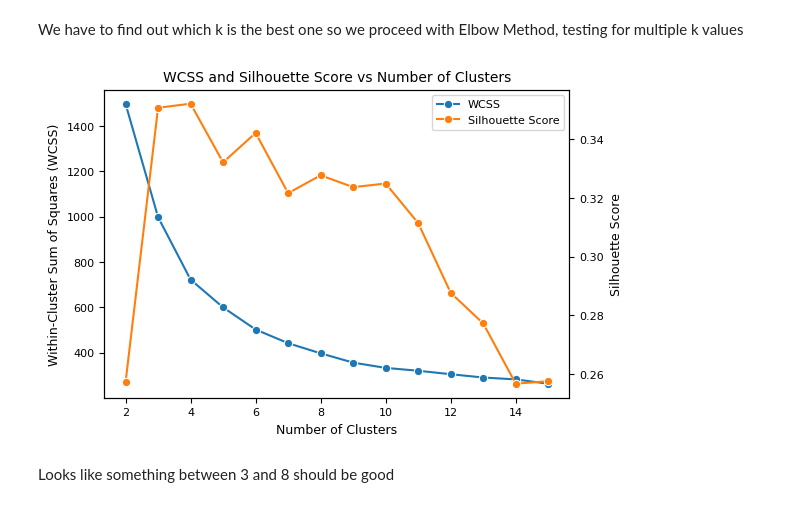
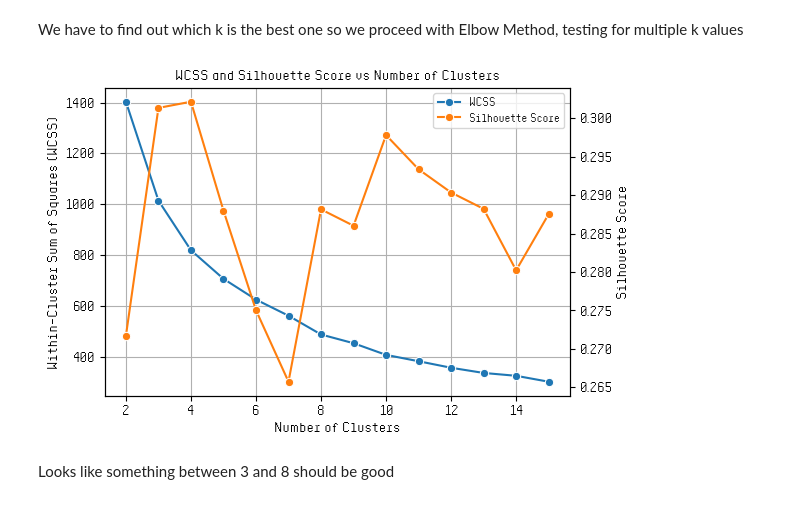
Before and after one commit to aculei/aculei-ai, a Jupyter notebook: clustering.ipynb, the cells around one changed output. Saved outputs shown, nothing was run; the diff lists cells and outputs as text; code cells hidden in the pictures.

```diff
--- a/clustering.ipynb
+++ b/clustering.ipynb
@@ -15,16 +51,26 @@ from sklearn.cluster import KMeans
 from sklearn.metrics import silhouette_score
 from sklearn.preprocessing import StandardScaler
 
+import matplotlib as mpl
 import matplotlib.pyplot as plt
+from matplotlib import font_manager
 import seaborn as sns
+
+font_path = 'assets/Q-04LITE-Regular.ttf'
+font_manager.fontManager.addfont(font_path)
+prop = font_manager.FontProperties(fname=font_path)
 
 rc_params = {
     'axes.titlesize': 10,
-    'axes.labelsize': 9,
-    'xtick.labelsize': 8,
-    'ytick.labelsize': 8,
-    'legend.fontsize': 9,
+    'axes.labelsize': 10,
+    'xtick.labelsize': 9,
+    'ytick.labelsize': 9,
+    'legend.fontsize': 10,
     'figure.figsize': (6, 4),
+    'font.weight': 'bold',
+    'font.family': 'sans-serif',
+    'font.sans-serif': prop.get_name(),
+    'axes.labelweight': 'bold',
 }
 
 plt.rcParams.update(rc_params)
@@ -93,41 +139,51 @@ pca_embeddings = pca.transform(embeddings)
 scaler = StandardScaler()
 scaler.fit(pca_embeddings)
 scaled_embeddings = scaler.transform(pca_embeddings)
+# %%
+from sklearn.manifold import TSNE
+
+tsne = TSNE(n_components=3, random_state=42)
+tsne_embeddings = tsne.fit_transform(embeddings)
+
+scaler = StandardScaler()
+scaler.fit(tsne_embeddings)
+scaled_embeddings = scaler.transform(tsne_embeddings)
 # %% [markdown]
 We have to find out which k is the best one so we proceed with Elbow Method, testing for multiple k values
 # %%
 ks = range(2, 16)
 silhouette_scores = []
 wcss = []
 
 for k in ks:
     kmeans = KMeans(n_clusters=k, random_state=42)
     kmeans.fit(scaled_embeddings)
     labels = kmeans.labels_
     # print(f"Silhouette score for k={k}: {silhouette_score(embeddings, labels)}")
     # print(f"WCSS for k={k}: {kmeans.inertia_}")
     silhouette_scores.append(silhouette_score(scaled_embeddings, labels))
     wcss.append(kmeans.inertia_)
 
 fig, ax1 = plt.subplots()
 
-sns.lineplot(x=ks, y=wcss, ax=ax1, marker="o", color=sns.color_palette("tab10")[0] , label="WCSS")
+sns.lineplot(x=ks, y=wcss, ax=ax1, marker="o", color=sns.color_palette("tab10")[0] , label="WCSS", errorbar='ci')
 ax1.set_ylabel("Within-Cluster Sum of Squares (WCSS)")
 
 ax2 = ax1.twinx()
-sns.lineplot(x=ks, y=silhouette_scores, ax=ax2, marker="o", color=sns.color_palette("tab10")[1], label="Silhouette Score")
+sns.lineplot(x=ks, y=silhouette_scores, ax=ax2, marker="o", color=sns.color_palette("tab10")[1], label="Silhouette Score", errorbar='ci')
 ax2.set_ylabel("Silhouette Score")
 
 ax1.set_xlabel("Number of Clusters")
 ax1.set_title("WCSS and Silhouette Score vs Number of Clusters")
 
 lines_1, labels_1 = ax1.get_legend_handles_labels()
 lines_2, labels_2 = ax2.get_legend_handles_labels()
 ax1.legend(lines_1 + lines_2, labels_1 + labels_2, loc="best", fontsize=8)
 ax2.legend_.remove()
 
+ax1.grid(True)
 plt.show()
 # %% [output]
-[figure, old version]
+[figure, new version]
 # %% [markdown]
 Looks like something between 3 and 8 should be good
```
Also changed, not shown: parts of 5 cells of this notebook, 5 other files.
